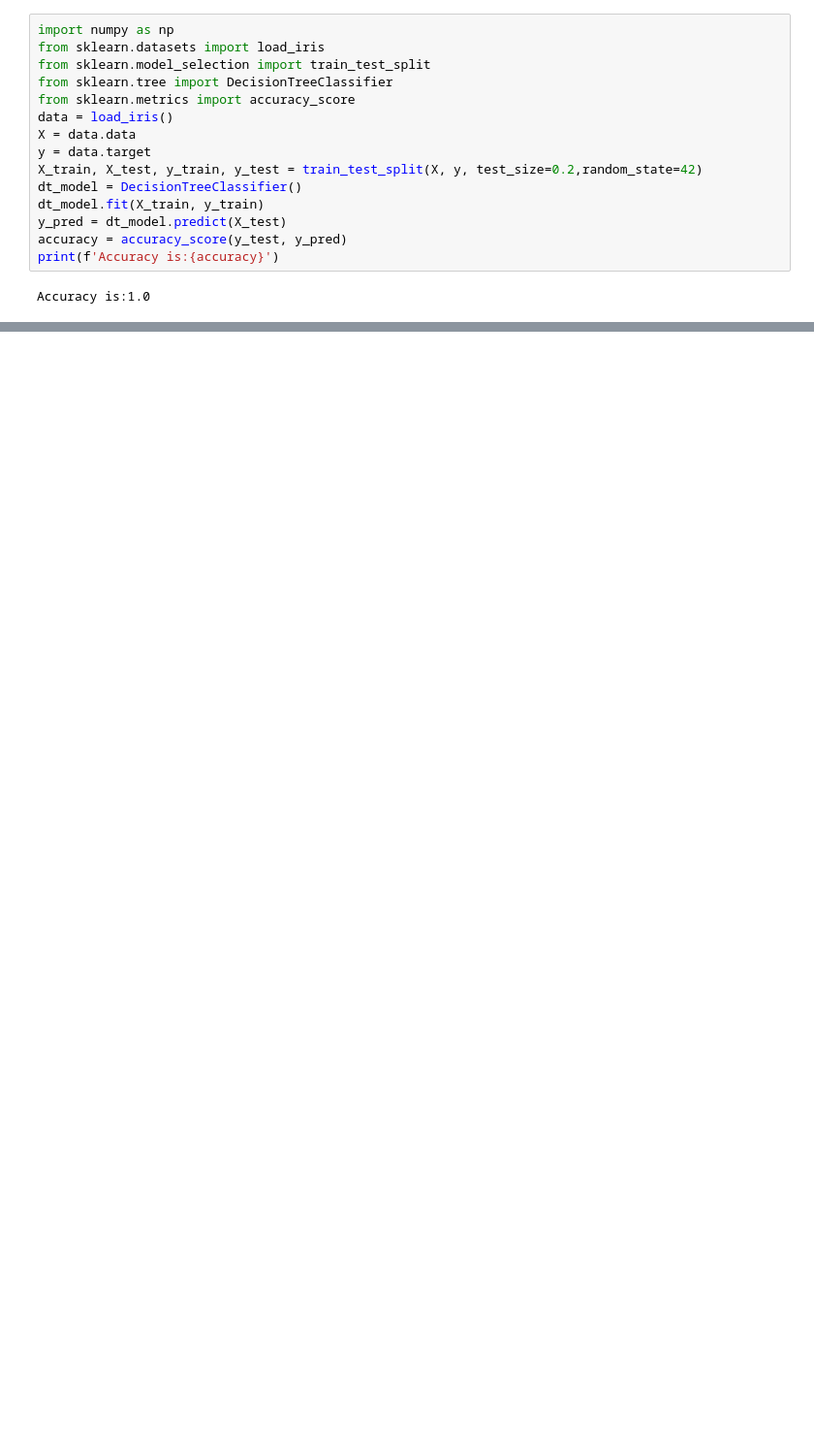
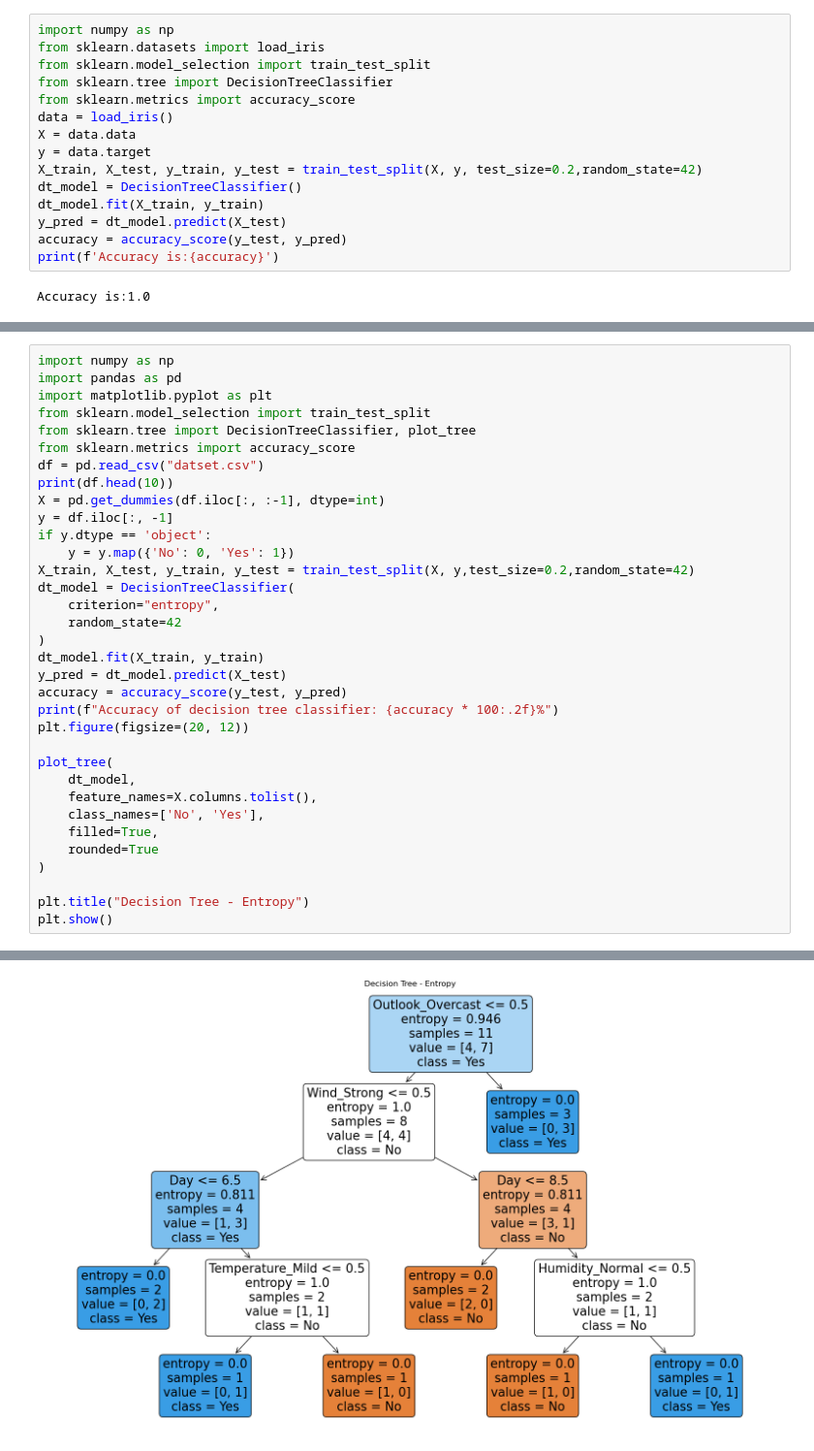
Before and after one commit to shaikhashukoor/DATA-SCIENCE, a Jupyter notebook: ds7.ipynb, the cells around one changed output, grey strips where cells are left out. Shown at 97% size. Cells and saved outputs as stored; diff of their text form; blank space fills up the shorter version.

```diff
--- a/ds7.ipynb
+++ b/ds7.ipynb
@@ -51,0 +92,35 @@ Enter petal length: 2.6
+# %%
+import numpy as np
+import pandas as pd
+import matplotlib.pyplot as plt
+from sklearn.model_selection import train_test_split
+from sklearn.tree import DecisionTreeClassifier, plot_tree
+from sklearn.metrics import accuracy_score
+df = pd.read_csv("datset.csv")
+print(df.head(10))
+X = pd.get_dummies(df.iloc[:, :-1], dtype=int)
+y = df.iloc[:, -1]
+if y.dtype == 'object':
+    y = y.map({'No': 0, 'Yes': 1})
+X_train, X_test, y_train, y_test = train_test_split(X, y,test_size=0.2,random_state=42)
+dt_model = DecisionTreeClassifier(
+    criterion="entropy",
+    random_state=42
+)
+dt_model.fit(X_train, y_train)
+y_pred = dt_model.predict(X_test)
+accuracy = accuracy_score(y_test, y_pred)
+print(f"Accuracy of decision tree classifier: {accuracy * 100:.2f}%")
+plt.figure(figsize=(20, 12))
+
+plot_tree(
+    dt_model,
+    feature_names=X.columns.tolist(),
+    class_names=['No', 'Yes'],
+    filled=True,
+    rounded=True
+)
+
+plt.title("Decision Tree - Entropy")
+plt.show()
+# %% [output]
@@ -51,0 +139 @@ Enter petal length: 2.6
+[figure, added]
```
Also changed, not shown: parts of 3 cells of this notebook.
